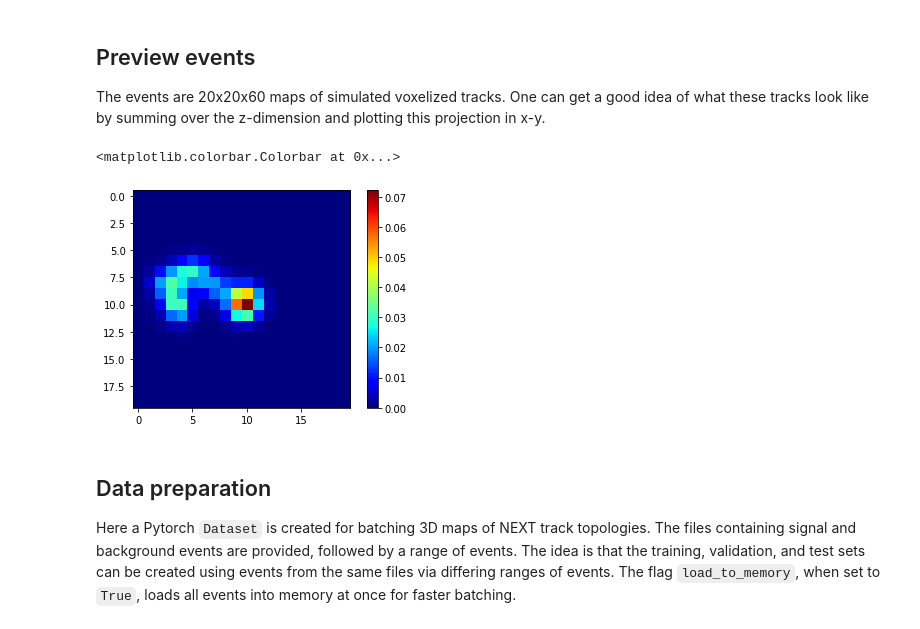
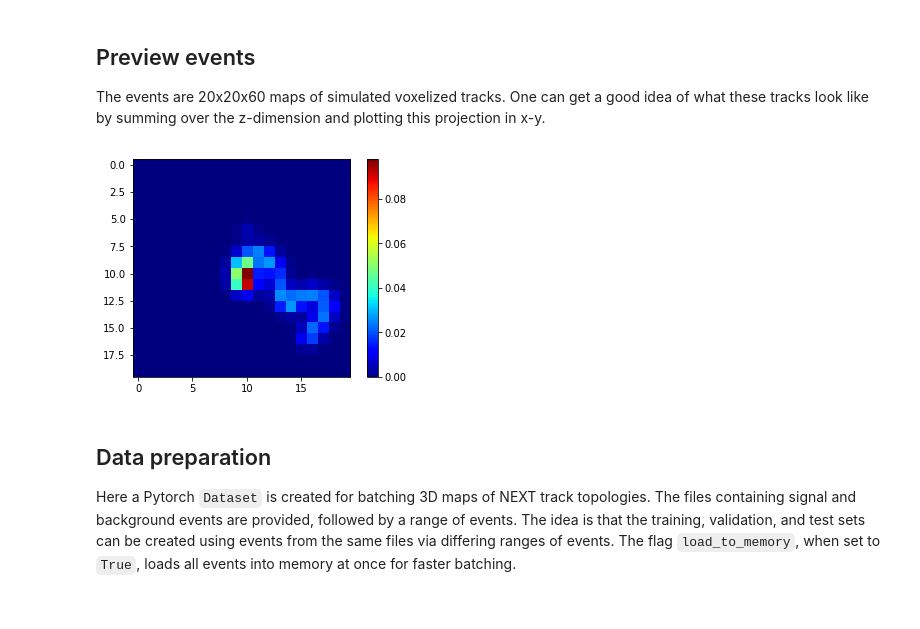
Before and after one commit to jerenner/uscnncourse, a Jupyter notebook: next/NEXT_classification.ipynb, the cells around one changed output. Saved outputs shown, nothing was run; the diff lists cells and outputs as text; code cells hidden in the pictures.

```diff
--- a/next/NEXT_classification.ipynb
+++ b/next/NEXT_classification.ipynb
@@ -54,14 +57,16 @@ datafile_background = f"{datadir}/background.h5"
 ## Preview events
 The events are 20x20x60 maps of simulated voxelized tracks. One can get a good idea of what these tracks look like by summing over the z-dimension and plotting this projection in x-y.
 # %%
-evtnum = 5
-fn = tb.open_file(datafile_background,'r')
-evt = fn.root.maps[evtnum]
-plt.imshow(np.sum(evt,axis=2),cmap='jet')
-plt.colorbar()
+evtnum = 0
+
+with tb.open_file(datafile_background, "r") as file:
+    event = file.root.maps[evtnum]
+
+plt.imshow(np.sum(event,axis=2),cmap='jet')
+plt.imshow(np.sum(event,axis=2),cmap='jet')
+plt.colorbar();
 # %% [output]
-<matplotlib.colorbar.Colorbar at 0x...>
-[figure, old version]
+[figure, new version]
 # %% [markdown]
 ## Data preparation
 Here a Pytorch `Dataset` is created for batching 3D maps of NEXT track topologies. The files containing signal and background events are provided, followed by a range of events. The idea is that the training, validation, and test sets can be created using events from the same files via differing ranges of events. The flag `load_to_memory`, when set to `True`, loads all events into memory at once for faster batching.
```
Also changed, not shown: parts of 13 cells of this notebook.
